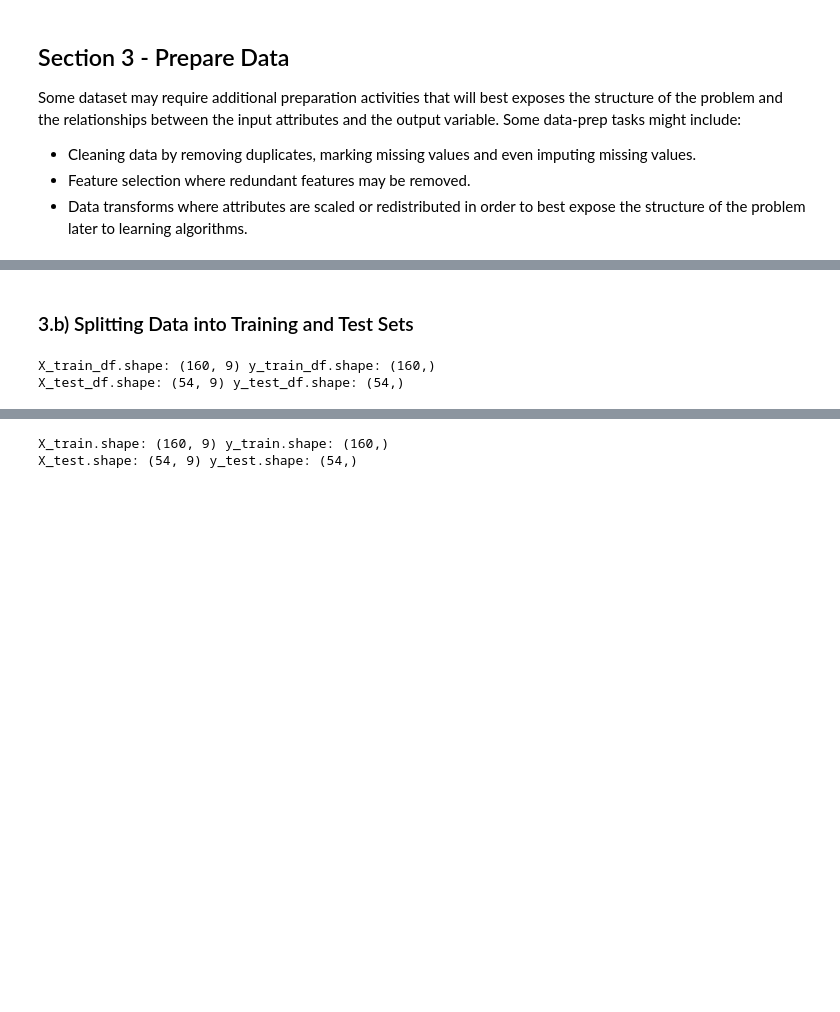
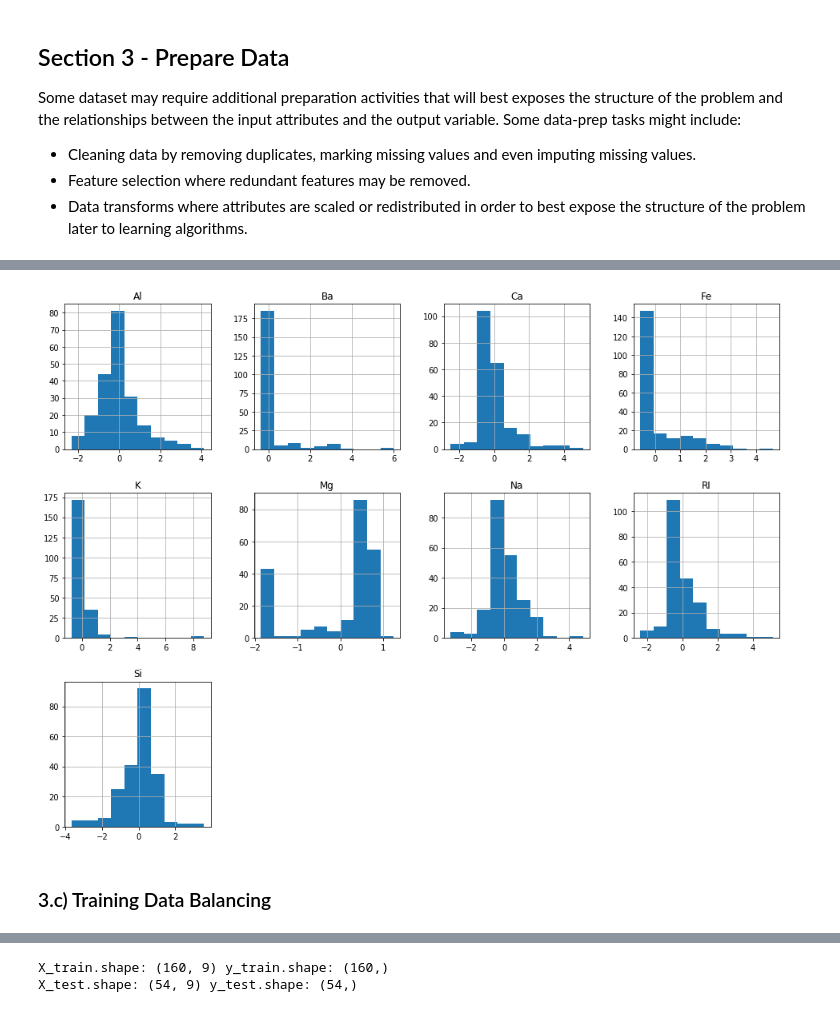
Before and after one commit to daines-analytics/tabular-data-projects, a Jupyter notebook: _py-project-templates/py-classification-multi-class-example.ipynb, the cells around one changed output, grey strips where cells are left out. Drawn from its saved outputs; the diff is of its cells as text; code cells hidden in the pictures; blank space fills up the shorter version.

Commit message:
Upload #1 of the Python machine learning templates v13

```diff
--- a/_py-project-templates/py-classification-multi-class-example.ipynb
+++ b/_py-project-templates/py-classification-multi-class-example.ipynb
@@ -127,20 +136,22 @@ if (notifyStatus): email_notify("Library and Data Loading has begun! "+datetime.
 # %% [markdown]
 ### 1.c) Load dataset
 # %%
-startTimeScript = datetime.now()
+dataset_path = 'https://archive.ics.uci.edu/ml/machine-learning-databases/glass/glass.data'
 
-dataset_path = 'https://archive.ics.uci.edu/ml/machine-learning-databases/glass/glass.data'
-dest_file = os.path.basename(dataset_path)
-if (os.path.isfile(dest_file) == False) :
-    print('Downloading ' + dataset_path + ' as ' + dest_file)
-    with urllib.request.urlopen(dataset_path) as in_resp, open(dest_file, 'wb') as out_file:
-        shutil.copyfileobj(in_resp, out_file)
-    print(dest_file + 'downloaded!')
+# dest_file = os.path.basename(dataset_path)
+# if (os.path.isfile(dest_file) == False) :
+#     print('Downloading ' + dataset_path + ' as ' + dest_file)
+#     with urllib.request.urlopen(dataset_path) as in_resp, open(dest_file, 'wb') as out_file:
+#         shutil.copyfileobj(in_resp, out_file)
+#     print(dest_file + 'downloaded!')
 #     print('Unpacking ' + dest_file)
 #     with zipfile.ZipFile(dest_file, 'r') as zip_ref:
 #         zip_ref.extractall('.')
 #     print(dest_file + 'unpacked!')
+# inputFile = dest_file
 
-inputFile = dest_file
 colNames = ['RI','Na','Mg','Al','Si','K','Ca','Ba','Fe','targetVar']
-Xy_original = pd.read_csv(inputFile, names=colNames, sep=',', header=None, index_col=0)
+Xy_original = pd.read_csv(dataset_path, names=colNames, sep=',', header=None, index_col=0)
+
+# Take a peek at the dataframe after import
+Xy_original.head(10)
@@ -469,5 +512,7 @@ if (notifyStatus): email_notify("Data Cleaning and Transformation has begun! "+d
 # %%
 # Histograms for each attribute
-# X_original.hist(layout=(dispRow,dispCol))
-# plt.show()
+X_original.hist(layout=(dispRow,dispCol))
+plt.show()
+# %% [output]
+[figure, added]
 # %%
@@ -486,5 +530,7 @@ if (notifyStatus): email_notify("Data Cleaning and Transformation has begun! "+d
 
 # X_original.drop(columns=['old_feature1', 'old_feature2'], inplace=True)
 # X_original.head()
+# %% [markdown]
+### 3.c) Training Data Balancing
 # %%
 # Not applicable for this iteration of the project
@@ -495,13 +537 @@ if (notifyStatus): email_notify("Data Cleaning and Transformation has begun! "+d
-# %% [markdown]
-### 3.b) Splitting Data into Training and Test Sets
-# %%
-# Use 75% of the data to train the models and the remaining for testing/validation
-
-testDataset_size = 0.25
-X_train_df, X_test_df, y_train_df, y_test_df = train_test_split(X_original, y_original, test_size=testDataset_size, random_state=seedNum)
-print("X_train_df.shape: {} y_train_df.shape: {}".format(X_train_df.shape, y_train_df.shape))
-print("X_test_df.shape: {} y_test_df.shape: {}".format(X_test_df.shape, y_test_df.shape))
-# %% [output]
-X_train_df.shape: (160, 9) y_train_df.shape: (160,)
-X_test_df.shape: (54, 9) y_test_df.shape: (54,)
 # %%
```
Also changed, not shown: parts of 37 cells of this notebook, 5 other files.
